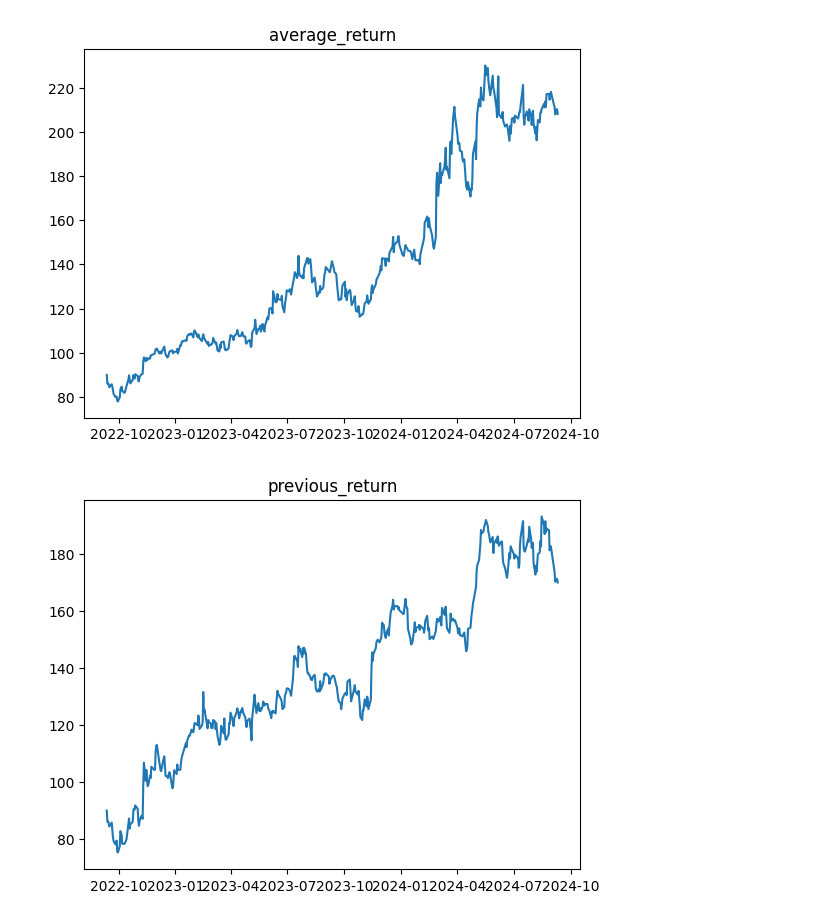
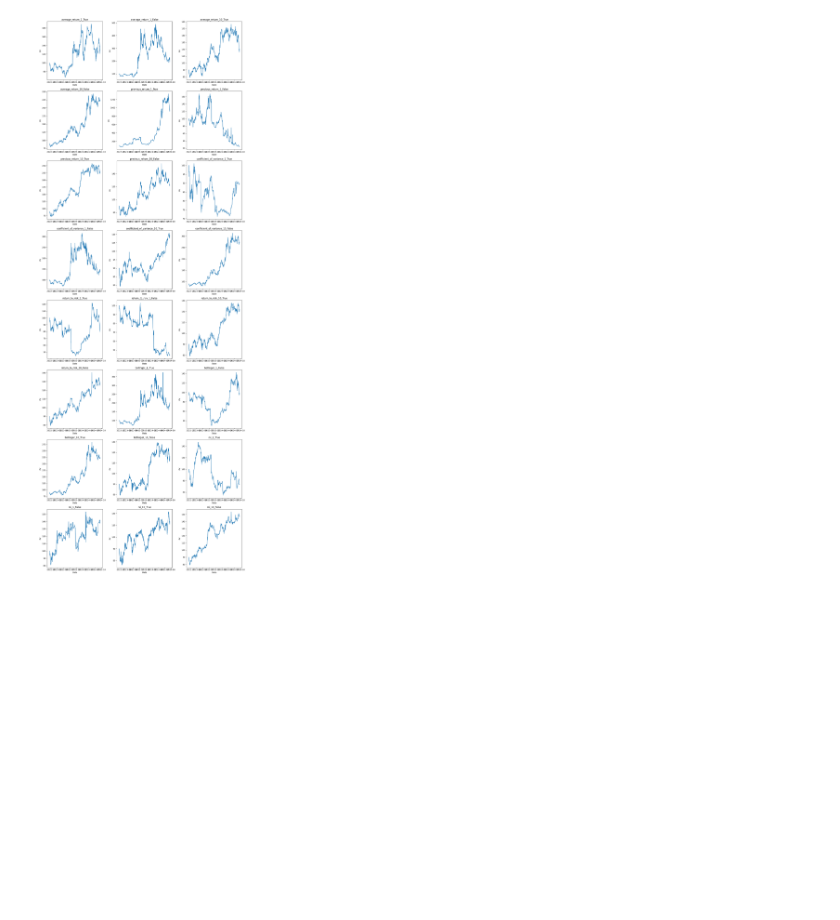
Before and after one commit to chung-ejy/sapling, a Jupyter notebook: trade_analysis.ipynb, the cells around one changed output. Saved outputs shown, nothing was run; the diff lists cells and outputs as text; code cells hidden in the pictures; blank space fills up the shorter version.

```diff
--- a/trade_analysis.ipynb
+++ b/trade_analysis.ipynb
@@ -9,14 +9,61 @@ sapling.connect()
 trades = sapling.retrieve("positions")
 sapling.disconnect()
 # %%
-trades["pv"] = (trades["adjclose"] * trades["quantity"])
-for name in trades["name"].unique():
-    portfolio = trades.pivot_table(index=["date","name"],columns="position",values="pv").reset_index()
-    portfolio = portfolio[portfolio["name"]==name]
-    portfolio["pv"] = [sum([row[1][i] for i in range(trades["position"].max())]) for row in portfolio.iterrows()]
-    plt.plot(portfolio["date"].values,portfolio["pv"].values)
-    plt.title(name)
-    plt.show()
+analysis = []
+
+# Assuming trades DataFrame is already defined
+trades["pv"] = trades["adjclose"] * trades["quantity"]
+
+# Get unique values
+names = trades["name"].unique()
+positions = [1, 10]
+booleans = [True, False]
+
+# Calculate the number of plots
+num_plots = len(names) * len(positions) * len(booleans)
+num_columns = 3
+num_rows = -(-num_plots // num_columns)  # Ceiling division
+
+fig, axes = plt.subplots(num_rows, num_columns, figsize=(15, num_rows * 5))
+
+# Flatten the axes array for easier indexing
+axes = axes.flatten()
+
+plot_index = 0
+for name in names:
+    for position in positions:
+        for boolean in booleans:
+            portfolio = trades.pivot_table(index=["date", "name", "positions", "boolean"],
+                                           columns="position", values="pv").reset_index()
+            portfolio = portfolio[(portfolio["name"] == name) &
+                                  (portfolio["positions"] == position) &
+                                  (portfolio["boolean"] == boolean)]
+            if position == 1:
+                portfolio["pv"] = portfolio[0]
+            else:
+                portfolio["pv"] = [sum([row[1][i] for i in range(trades["position"].max())])
+                                   for row in portfolio.iterrows()]
+            stuff = {}
+            stuff["name"] = name
+            stuff["position"] = position
+            stuff["boolean"] = boolean
+            stuff["pv"] = portfolio["pv"].iloc[-1].item()
+            stuff["std"] = portfolio["pv"].std()
+            analysis.append(stuff)
+            # Plotting
+            ax = axes[plot_index]
+            ax.plot(portfolio["date"].values, portfolio["pv"].values)
+            ax.set_title(f"{name}_{position}_{boolean}")
+            ax.set_xlabel('Date')
+            ax.set_ylabel('PV')
+
+            plot_index += 1
+
+# Hide any unused axes
+for i in range(plot_index, len(axes)):
+    axes[i].axis('off')
+
+plt.tight_layout()
+plt.show()
 # %% [output]
-[figure, old version]
+[figure, new version]
-[figure, removed]
```
Also changed, not shown: parts of 4 cells of this notebook, 11 other files.
